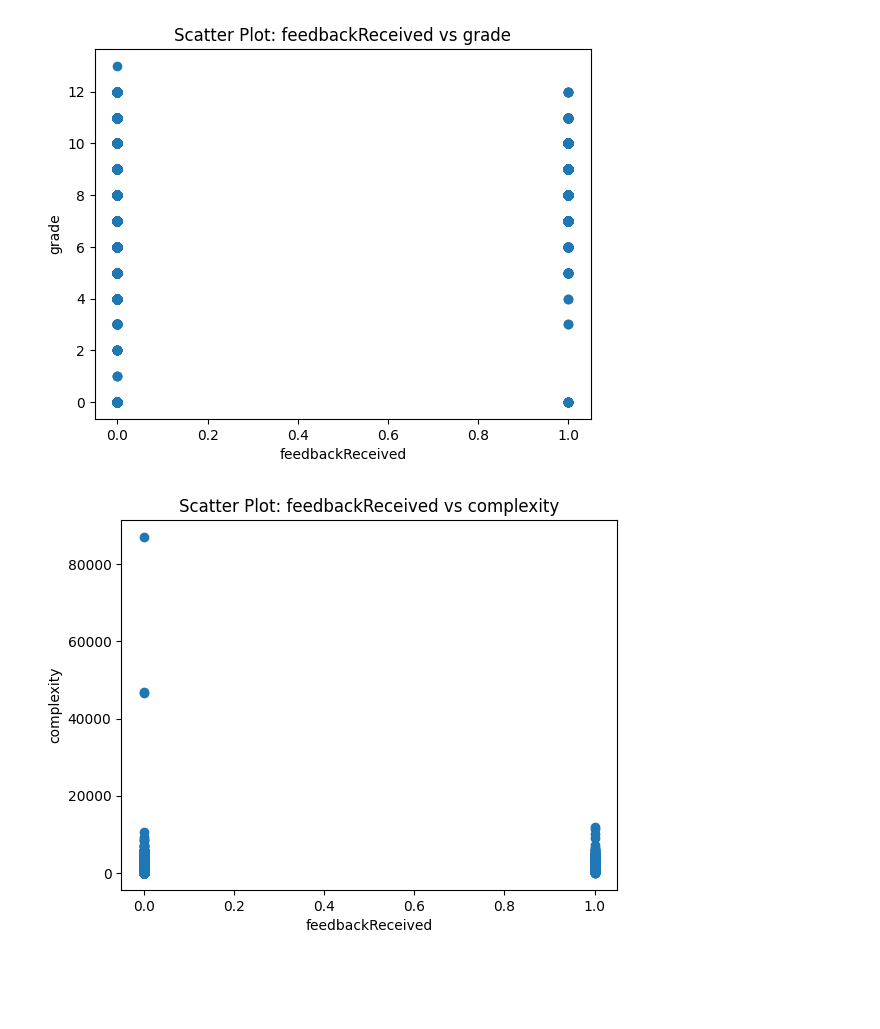
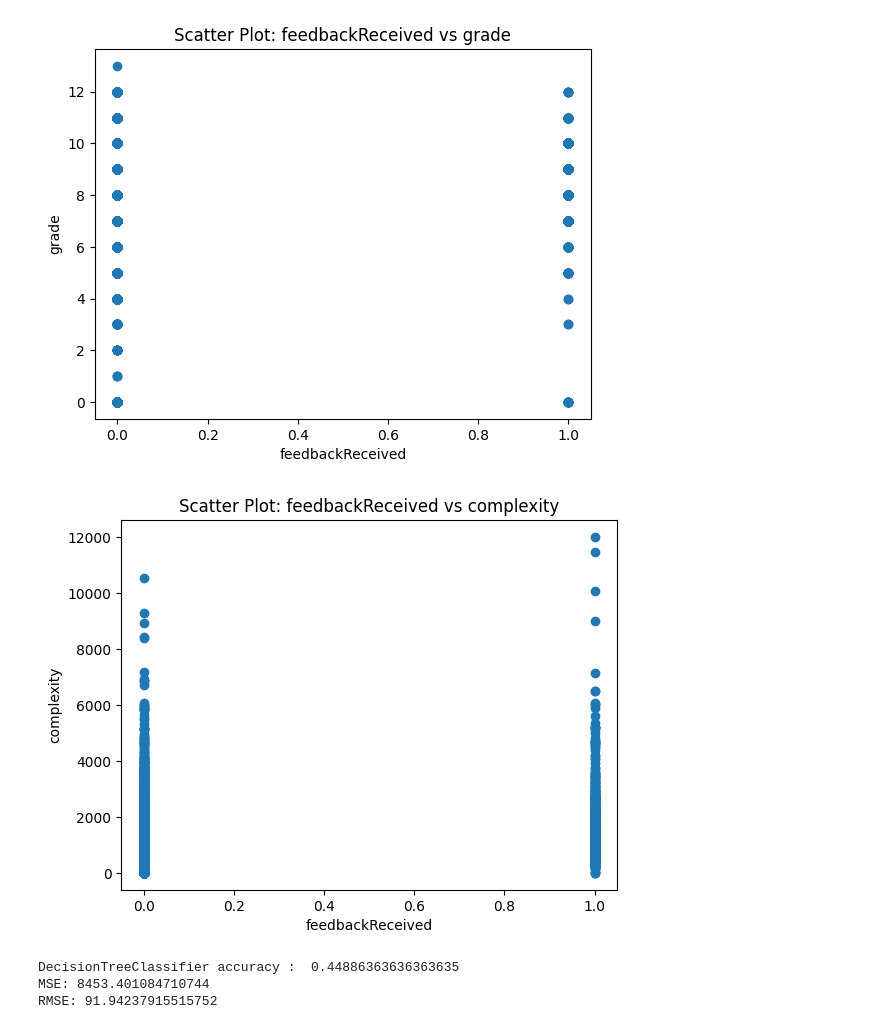
Before and after one commit to samchen0508/747-A2-data, a Jupyter notebook: results_2.ipynb, the cells around one changed output. Drawn from its saved outputs; the diff is of its cells as text; code cells hidden in the pictures; blank space fills up the shorter version.

```diff
--- a/results_2.ipynb
+++ b/results_2.ipynb
@@ -185,6 +185,7 @@ plt.show()
 [figure]
 # %%
 # --------------------- RQ_2 Starts Here ---------------------
+rq2_data = reduced[reduced['complexity'] < 20000]
 
 import matplotlib.pyplot as plt
 
@@ -192,8 +193,8 @@ x_name = 'complexity'
 y_name = 'score'
 
 # Assuming your DataFrame is named "df"
-x = reduced[x_name]
-y = reduced[y_name]
+x = rq2_data[x_name]
+y = rq2_data[y_name]
 
 plt.scatter(x, y)
 plt.xlabel(x_name)
@@ -277,19 +278,62 @@ plt.show()
 # %%
 # RQ2
 import matplotlib.pyplot as plt
 
 x_name = 'feedbackReceived'
 y_name = 'complexity'
 
 # Assuming your DataFrame is named "df"
-x = reduced[x_name]
-y = reduced[y_name]
+x = rq2_data[x_name]
+y = rq2_data[y_name]
 
 plt.scatter(x, y)
 plt.xlabel(x_name)
 plt.ylabel(y_name)
 plt.title('Scatter Plot: {} vs {}'.format(x_name, y_name))
 plt.show()
 # %% [output]
-[figure, old version]
+[figure, new version]
+# %%
+#!{sys.executable} -m pip install scikit-plot
+import scikitplot as skplt
+from sklearn import tree
+from sklearn.model_selection import train_test_split
+from sklearn import preprocessing
+from sklearn.metrics import mean_squared_error, mean_absolute_error, accuracy_score
+
+# Create the dataset
+
+rq3_data = reduced.copy()
+
+for column in rq3_data:
+    rq3_data[column] = preprocessing.LabelEncoder().fit_transform(reduced[column])
+
+rq3_data = rq3_data.drop(columns=['user_id', 'grade'])
+
+
+# Generate the trainning set and testing set
+feature = rq3_data.loc[:, rq3_data.columns!="score"]
+target = rq3_data.loc[:, "score"]
+data_train, data_test, target_train, target_test = train_test_split(feature,target, test_size = 0.30, random_state = 10)
+
+clf = tree.DecisionTreeClassifier(criterion="entropy", max_depth=20, random_state=3)
+clf = clf.fit(data_train, target_train)
+predicted_probas = clf.predict_proba(data_test)
+clf_pred = clf.predict(data_test)
+print("DecisionTreeClassifier accuracy : ", accuracy_score(target_test, clf_pred, normalize = True))
+
+# skplt.metrics.plot_cumulative_gain(target_test, predicted_probas)
+# Calculate MSE
+mse = mean_squared_error(target_test, clf_pred)
+
+# Calculate RMSE
+rmse = np.sqrt(mse)
+
+# Print the results
+print("MSE:", mse)
+print("RMSE:", rmse)
+# %% [output]
+DecisionTreeClassifier accuracy :  0.44886363636363635
+MSE: 8453.401084710744
+RMSE: 91.94237915515752
 # %%
```
Also changed, not shown: parts of 6 cells of this notebook.
